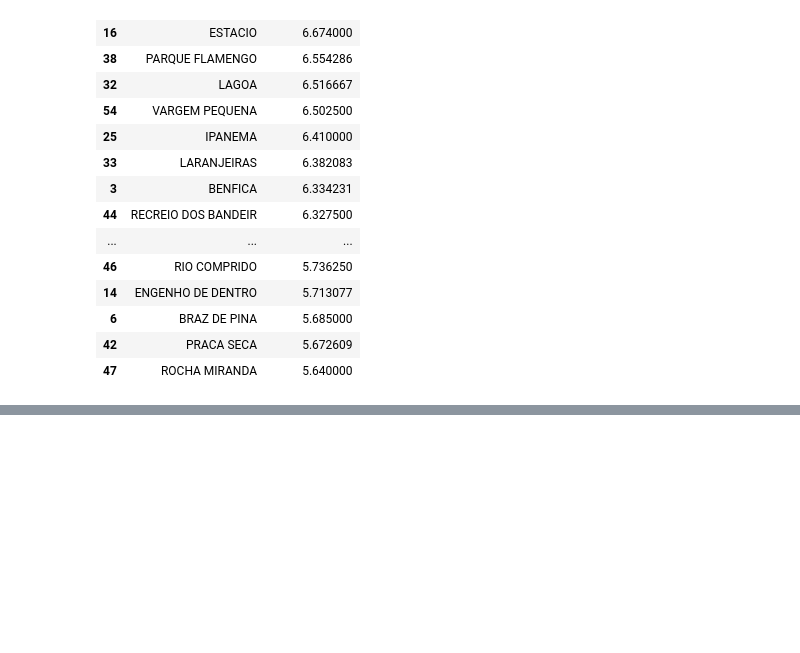
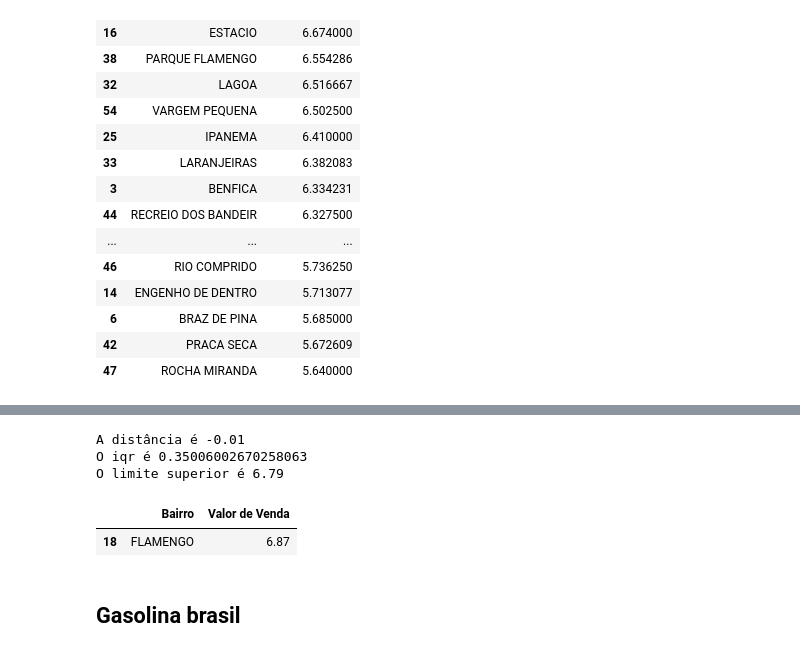
Before and after one commit to Samuelmcoimbra/Repo_senac, a Jupyter notebook: Bibliotecas.ipynb, the cells around one changed output, grey strips where cells are left out. Saved outputs shown, nothing was run; the diff lists cells and outputs as text; code cells hidden in the pictures; blank space fills up the shorter version.

```diff
--- a/Bibliotecas.ipynb
+++ b/Bibliotecas.ipynb
@@ -211,5 +201,5 @@ See the caveats in the documentation: https://pandas.pydata.org/pandas-docs/stab
 # %%
-estudo_cidade_rj = estudo_rj.loc[estudo_rj['Municipio'] == 'RIO DE JANEIRO']
-estudo_cidade_rj
+df_cidade_rj = df_rj.loc[df_rj['Municipio'] == 'RIO DE JANEIRO']
+df_cidade_rj
 # %% [output]
 |  | ï»¿Regiao - Sigla | Estado - Sigla | Municipio | Revenda | CNPJ da Revenda | Nome da Rua | Numero Rua | ... |
@@ -226,7 +216,7 @@ estudo_cidade_rj
 | 419214 | SE | RJ | RIO DE JANEIRO | AUTO POSTO LUAR DA RIO SANTOS I LTDA | 11.103.499/0001-89 | ESTRADA DO GANDU ESQ C/BR101 | SN | ... |
 8589 rows × 16 columns
 # %%
-estudo_gas = estudo_cidade_rj.loc[estudo_cidade_rj['Produto'] == 'GASOLINA']
+estudo_gas = df_cidade_rj.loc[df_cidade_rj['Produto'] == 'GASOLINA']
 estudo_gas
 # %% [output]
 |  | ï»¿Regiao - Sigla | Estado - Sigla | Municipio | Revenda | CNPJ da Revenda | Nome da Rua | Numero Rua | ... |
@@ -243,9 +233,9 @@ estudo_gas
 | 419210 | SE | RJ | RIO DE JANEIRO | AUTO POSTO LUAR DA RIO SANTOS I LTDA | 11.103.499/0001-89 | ESTRADA DO GANDU ESQ C/BR101 | SN | ... |
 2138 rows × 16 columns
 # %%
-estudo_gas_tab = estudo_gas.groupby('Bairro')['Valor de Venda'] .mean().reset_index()
-estudo_gas_tab = estudo_gas_tab.sort_values(by='Valor de Venda', ascending=False)
-estudo_gas_tab
+df_gas_tab_rj = estudo_gas.groupby('Bairro')['Valor de Venda'] .mean().reset_index()
+df_gas_tab_rj = df_gas_tab_rj.sort_values(by='Valor de Venda', ascending=False)
+df_gas_tab_rj
 # %% [output]
 |  | Bairro | Valor de Venda |
 | 18 | FLAMENGO | 6.870000 |
@@ -301,0 +257,27 @@ estudo_etanol
+# %%
+gas_array = np.array(df_gas_tab_rj ['Valor de Venda'])
+q1 = np.percentile(gas_array , 25)
+q2 = np.percentile(gas_array , 50)
+q3 = np.percentile(gas_array , 75)
+media = np.mean(gas_array)
+mediana = np.median(gas_array)
+
+distancia =  (media - mediana) / mediana
+iqr = q3 - q1
+limite_superior = q3 + (1.5 * iqr)
+# %%
+print(f'A distância é {distancia*100:.2f}')
+print(f'O iqr é {iqr}')
+print(f'O limite superior é {limite_superior:.2f}')
+# %% [output]
+A distância é -0.01
+O iqr é 0.35006002670258063
+O limite superior é 6.79
+# %%
+gas_rj_outliers = df_gas_tab_rj.loc[df_gas_tab_rj['Valor de Venda'] >=limite_superior]
+gas_rj_outliers.sort_values(by= 'Valor de Venda', ascending= False)
+# %% [output]
+|  | Bairro | Valor de Venda |
+| 18 | FLAMENGO | 6.87 |
+# %% [markdown]
+## Gasolina brasil
```
Also changed, not shown: parts of 22 cells of this notebook, 3 other files.
